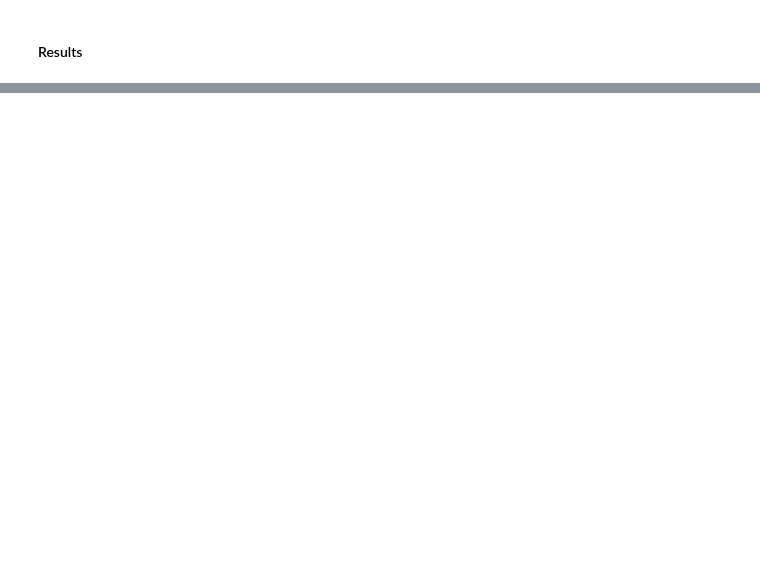
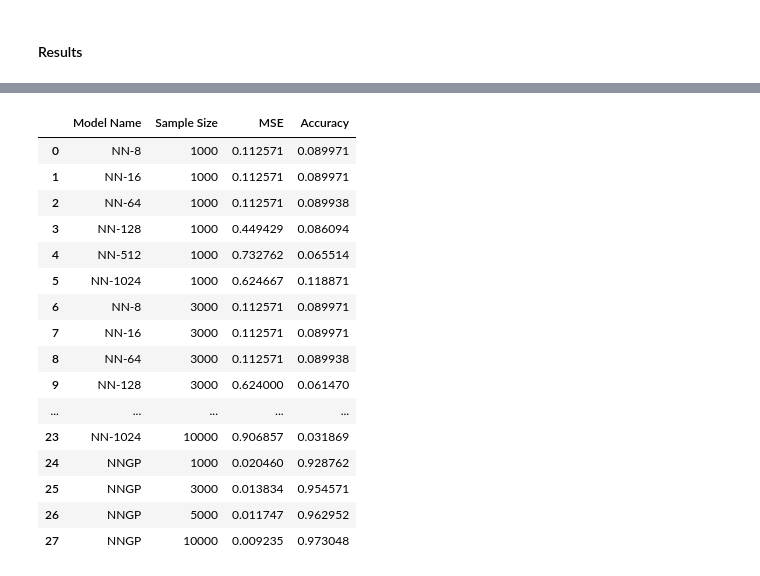
Before and after one commit to jasonzdeng/am207_nngp, a Jupyter notebook: alex.ipynb, the cells around one changed output, grey strips where cells are left out. Saved outputs shown, nothing was run; the diff lists cells and outputs as text; code cells hidden in the pictures; blank space fills up the shorter version.

```diff
--- a/alex.ipynb
+++ b/alex.ipynb
@@ -128,0 +911,20 @@ In addition, the following tensorboard graph captures the workflow of k_full() .
+# %%
+results_df
+# %% [output]
+|  | Model Name | Sample Size | MSE | Accuracy |
+| 0 | NN-8 | 1000 | 0.112571 | 0.089971 |
+| 1 | NN-16 | 1000 | 0.112571 | 0.089971 |
+| 2 | NN-64 | 1000 | 0.112571 | 0.089938 |
+| 3 | NN-128 | 1000 | 0.449429 | 0.086094 |
+| 4 | NN-512 | 1000 | 0.732762 | 0.065514 |
+| 5 | NN-1024 | 1000 | 0.624667 | 0.118871 |
+| 6 | NN-8 | 3000 | 0.112571 | 0.089971 |
+| 7 | NN-16 | 3000 | 0.112571 | 0.089971 |
+| 8 | NN-64 | 3000 | 0.112571 | 0.089938 |
+| 9 | NN-128 | 3000 | 0.624000 | 0.061470 |
+| ... | ... | ... | ... | ... |
+| 23 | NN-1024 | 10000 | 0.906857 | 0.031869 |
+| 24 | NNGP | 1000 | 0.020460 | 0.928762 |
+| 25 | NNGP | 3000 | 0.013834 | 0.954571 |
+| 26 | NNGP | 5000 | 0.011747 | 0.962952 |
+| 27 | NNGP | 10000 | 0.009235 | 0.973048 |
```
Also changed, not shown: parts of 15 cells of this notebook.
